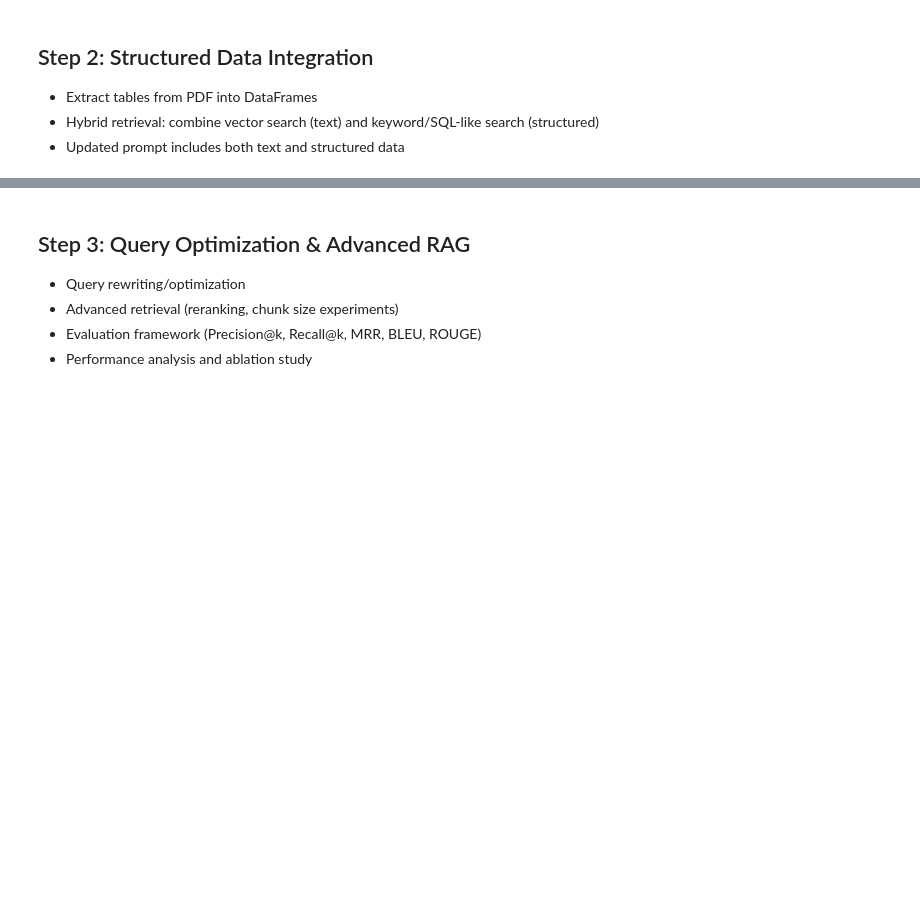
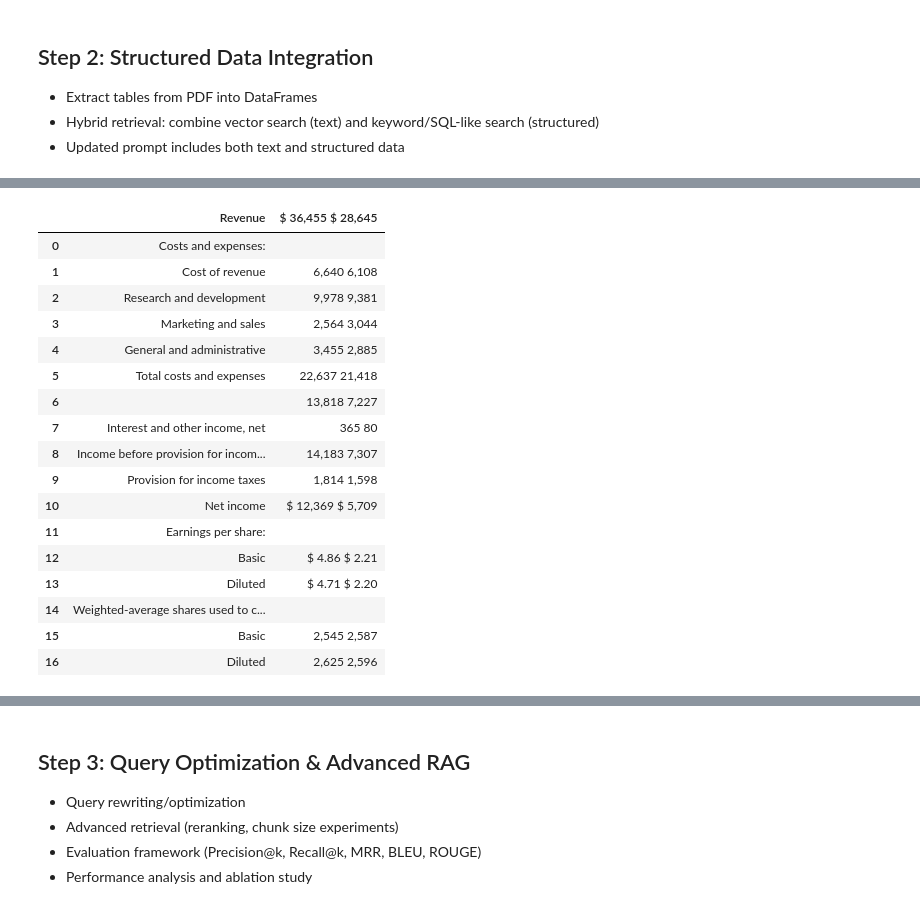
Before and after one commit to MdMostafizurRahaman/AI_R-D, a Jupyter notebook: AI_R&D/rag_pipeline_step1.ipynb, the cells around one changed output, grey strips where cells are left out. Saved outputs shown, nothing was run; the diff lists cells and outputs as text; code cells hidden in the pictures; blank space fills up the shorter version.

```diff
--- a/AI_R&D/rag_pipeline_step1.ipynb
+++ b/AI_R&D/rag_pipeline_step1.ipynb
@@ -270,0 +354,64 @@ Answer the query: What was Meta’s net income in Q1 2024 compared to Q1 2023?75
+# %%
+try:
+    import pdfplumber
+except ImportError:
+    import sys, subprocess
+    subprocess.check_call([sys.executable, '-m', 'pip', 'install', 'pdfplumber'])
+    import pdfplumber
+
+import pandas as pd
+
+def is_valid_table(df):
+    if df.shape[1] < 2 or df.shape[0] < 2:
+        return False
+    header = list(df.columns)
+    empty_header_count = sum([(str(col).strip() == '' or str(col).strip().lower() == 'none') for col in header])
+    if empty_header_count > len(header) // 2:
+        return False
+    return True
+
+def clean_table(df):
+    df = df.loc[:, ~(df.apply(lambda col: all(str(x).strip() == '' or str(x).strip().lower() == 'none' for x in col)))]
+    df = df.loc[~df.apply(lambda row: all(str(x).strip() == '' or str(x).strip().lower() == 'none' for x in row), axis=1)]
+    if hasattr(df, 'map'):
+        df = df.map(lambda x: str(x).strip() if x is not None else '')
+    else:
+        df = df.applymap(lambda x: str(x).strip() if x is not None else '')
+    return df
+
+pdfplumber_tables = []
+pdfplumber_table_names = []
+with pdfplumber.open(pdf_path) as pdf:
+    for page_num, page in enumerate(pdf.pages):
+        lines = page.extract_text().split('\n') if page.extract_text() else []
+        tables_on_page = page.extract_tables()
+        for t_idx, table in enumerate(tables_on_page):
+            table_bbox = None
+            if hasattr(page, 'find_tables'):
+                found_tables = page.find_tables()
+                if t_idx < len(found_tables):
+                    table_bbox = found_tables[t_idx].bbox
+            table_name = f"Table on page {page_num+1}, #{t_idx+1}"
+            if table_bbox and lines:
+                y0 = table_bbox[1]
+                for l_idx in range(len(lines)-1, -1, -1):
+                    if lines[l_idx].strip():
+                        table_name = lines[l_idx].strip()
+                        break
+            df = pd.DataFrame(table[1:], columns=table[0]) if table and len(table) > 1 else pd.DataFrame(table)
+            df = clean_table(df)
+            if is_valid_table(df):
+                pdfplumber_tables.append(df)
+                pdfplumber_table_names.append(table_name)
+                # Also append to main tables/titles for hybrid retrieval
+                if 'tables' in globals():
+                    tables.append(df)
+                    if 'table_titles' in globals():
+                        table_titles.append(table_name)
+
+print(f"pdfplumber extracted {len(pdfplumber_tables)} valid tables.")
+from IPython.display import display, Markdown
+for i, (df, name) in enumerate(zip(pdfplumber_tables, pdfplumber_table_names)):
+    display(Markdown(f'### {name}'))
+    display(df)  # Show the full table, not just the head
+# %% [output]
@@ -270,0 +420,18 @@ Answer the query: What was Meta’s net income in Q1 2024 compared to Q1 2023?75
+|  | Revenue | $ 36,455 $ 28,645 |
+| 0 | Costs and expenses: |  |
+| 1 | Cost of revenue | 6,640 6,108 |
+| 2 | Research and development | 9,978 9,381 |
+| 3 | Marketing and sales | 2,564 3,044 |
+| 4 | General and administrative | 3,455 2,885 |
+| 5 | Total costs and expenses | 22,637 21,418 |
+| 6 |  | 13,818 7,227 |
+| 7 | Interest and other income, net | 365 80 |
+| 8 | Income before provision for incom... | 14,183 7,307 |
+| 9 | Provision for income taxes | 1,814 1,598 |
+| 10 | Net income | $ 12,369 $ 5,709 |
+| 11 | Earnings per share: |  |
+| 12 | Basic | $ 4.86 $ 2.21 |
+| 13 | Diluted | $ 4.71 $ 2.20 |
+| 14 | Weighted-average shares used to c... |  |
+| 15 | Basic | 2,545 2,587 |
+| 16 | Diluted | 2,625 2,596 |
```
Also changed, not shown: parts of 10 cells of this notebook.
